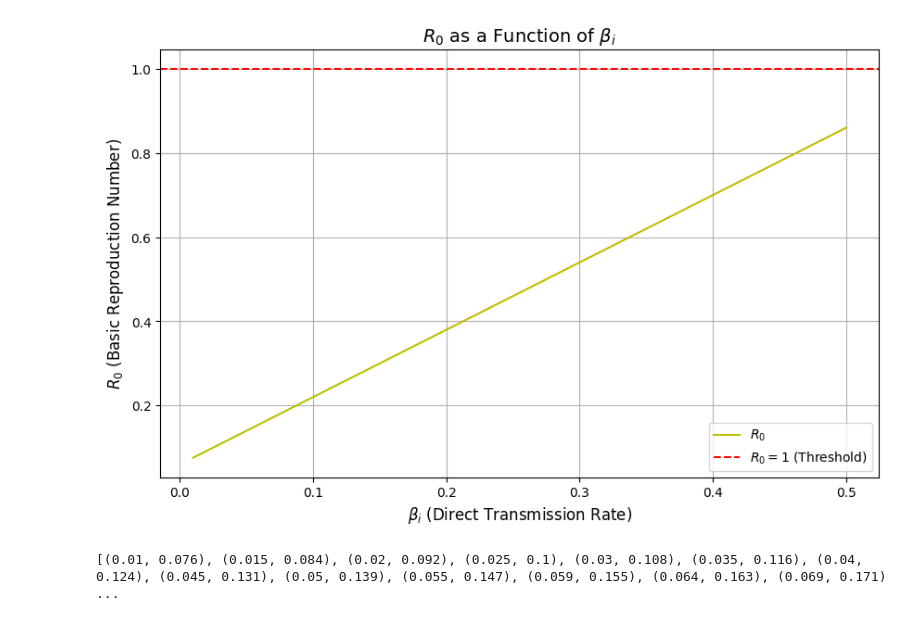
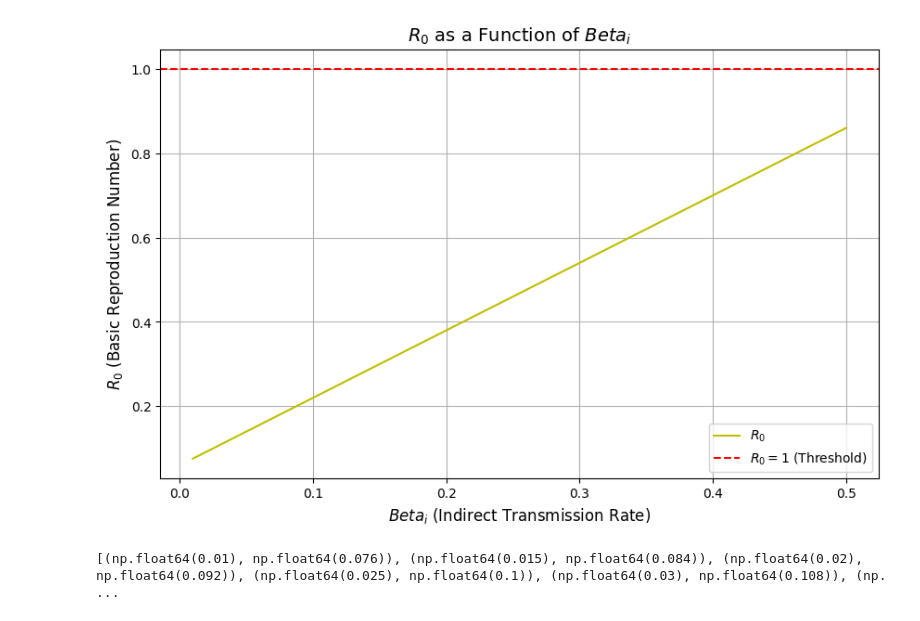
Before and after one commit to nazabu/WNS-Mathematical-Simulation, a Jupyter notebook: src/R0 vs Parameter/R0_Beta_i.ipynb, the cells around one changed output. Drawn from its saved outputs; the diff is of its cells as text; code cells hidden in the pictures.

```diff
--- a/src/R0 vs Parameter/R0_Beta_i.ipynb
+++ b/src/R0 vs Parameter/R0_Beta_i.ipynb
@@ -37,20 +19,17 @@ for beta_i in beta_i_range:
     R0_values.append(R0) # List of exact R0 values
 # %%
-# Plot R0 as a function of beta_d
+# Plot
 plt.figure(figsize=(10, 6))
 plt.plot(beta_i_range, R0_values, label=r'$R_0$', color='y')
-# plt.plot(beta_d_range, testlist, label=r'$R_0{ Test}$', color='g')
 plt.axhline(y=1, color='r', linestyle='--', label=r'$R_0 = 1$ (Threshold)')
-plt.xlabel(r'$\beta_i$ (Direct Transmission Rate)', fontsize=12)
+plt.xlabel(r'$Beta_i$ (Indirect Transmission Rate)', fontsize=12)
 plt.ylabel(r'$R_0$ (Basic Reproduction Number)', fontsize=12)
-plt.title(r'$R_0$ as a Function of $\beta_i$', fontsize=14)
+plt.title(r'$R_0$ as a Function of $Beta_i$', fontsize=14)
 plt.legend()
 plt.grid()
 plt.show()
 
-# Print (parameter, R0) values
-print([(round(float(beta_i), 3), round(float(R0), 3)) for beta_i, R0 in zip(beta_i_range, R0_values)])
-#print([(round(beta_d, 3), round(TestR0, 3)) for beta_d, TestR0 in zip(beta_d_range, testlist)])
+print([(round(beta_i, 3), round(R0, 3)) for beta_i, R0 in zip(beta_i_range, R0_values)])
 # %% [output]
-[figure, old version]
+[figure, new version]
-[(0.01, 0.076), (0.015, 0.084), (0.02, 0.092), (0.025, 0.1), (0.03, 0.108), (0.035, 0.116), (0.04, 0.124), (0.045, 0.131), (0.05, 0.139), (0.055, 0.147), (0.059, 0.155), (0.064, 0.163), (0.069, 0.171) ...
+[(np.float64(0.01), np.float64(0.076)), (np.float64(0.015), np.float64(0.084)), (np.float64(0.02), np.float64(0.092)), (np.float64(0.025), np.float64(0.1)), (np.float64(0.03), np.float64(0.108)), (np. ...
```
Also changed, not shown: parts of 1 cell of this notebook.
